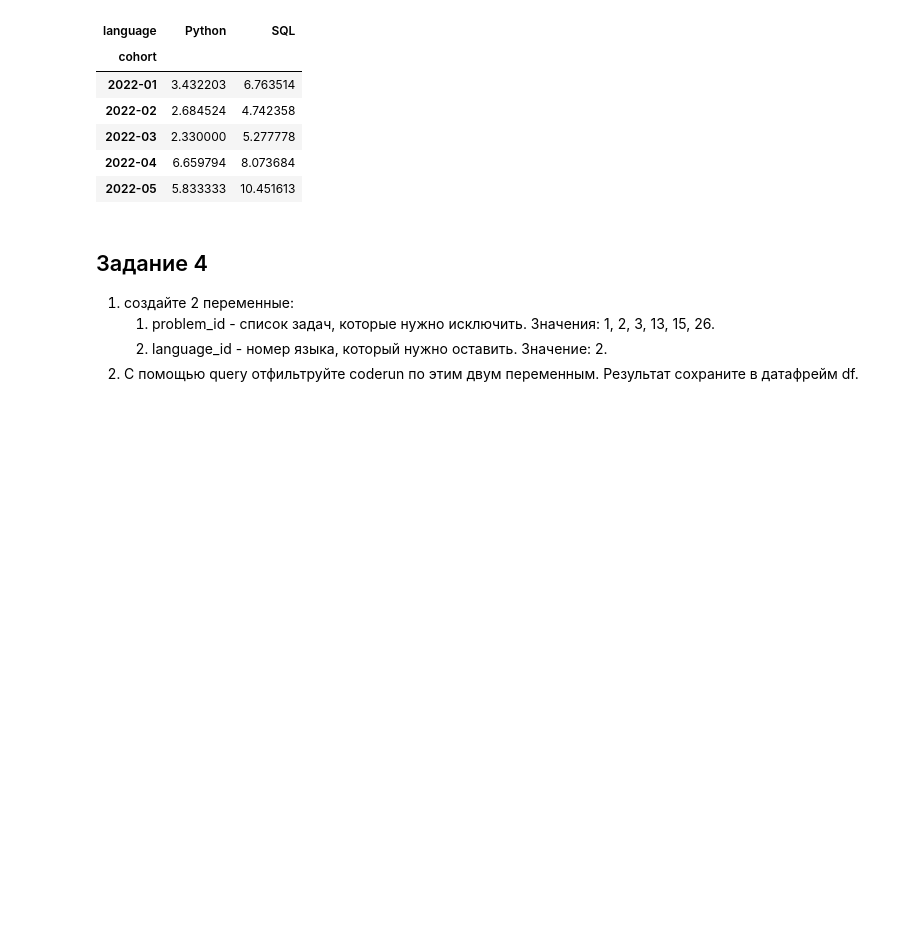
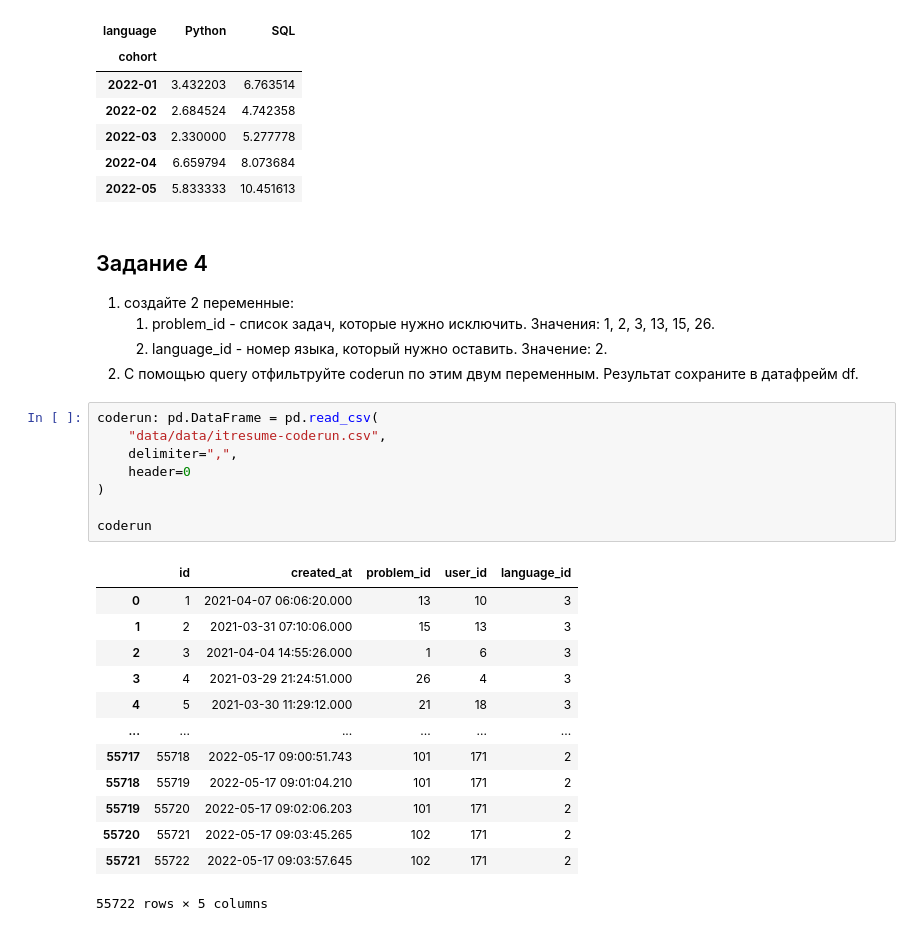
Before and after one commit to alexanderniki/alx-study, a Jupyter notebook: Analytics/Pandas Basics/homework-2.ipynb, the cells around one changed output. Drawn from its saved outputs; the diff is of its cells as text; blank space fills up the shorter version.

```diff
--- a/Analytics/Pandas Basics/homework-2.ipynb
+++ b/Analytics/Pandas Basics/homework-2.ipynb
@@ -377,3 +377,25 @@ df
    1. problem_id - список задач, которые нужно исключить. Значения: 1, 2, 3, 13, 15, 26.
    2. language_id - номер языка, который нужно оставить. Значение: 2.
 2. С помощью query отфильтруйте coderun по этим двум переменным. Результат сохраните в датафрейм df.
+# %%
+coderun: pd.DataFrame = pd.read_csv(
+    "data/data/itresume-coderun.csv",
+    delimiter=",",
+    header=0
+)
+
+coderun
+# %% [output]
+|  | id | created_at | problem_id | user_id | language_id |
+| 0 | 1 | 2021-04-07 06:06:20.000 | 13 | 10 | 3 |
+| 1 | 2 | 2021-03-31 07:10:06.000 | 15 | 13 | 3 |
+| 2 | 3 | 2021-04-04 14:55:26.000 | 1 | 6 | 3 |
+| 3 | 4 | 2021-03-29 21:24:51.000 | 26 | 4 | 3 |
+| 4 | 5 | 2021-03-30 11:29:12.000 | 21 | 18 | 3 |
+| ... | ... | ... | ... | ... | ... |
+| 55717 | 55718 | 2022-05-17 09:00:51.743 | 101 | 171 | 2 |
+| 55718 | 55719 | 2022-05-17 09:01:04.210 | 101 | 171 | 2 |
+| 55719 | 55720 | 2022-05-17 09:02:06.203 | 101 | 171 | 2 |
+| 55720 | 55721 | 2022-05-17 09:03:45.265 | 102 | 171 | 2 |
+| 55721 | 55722 | 2022-05-17 09:03:57.645 | 102 | 171 | 2 |
+55722 rows × 5 columns
```
Also changed, not shown: parts of 1 cell of this notebook.
